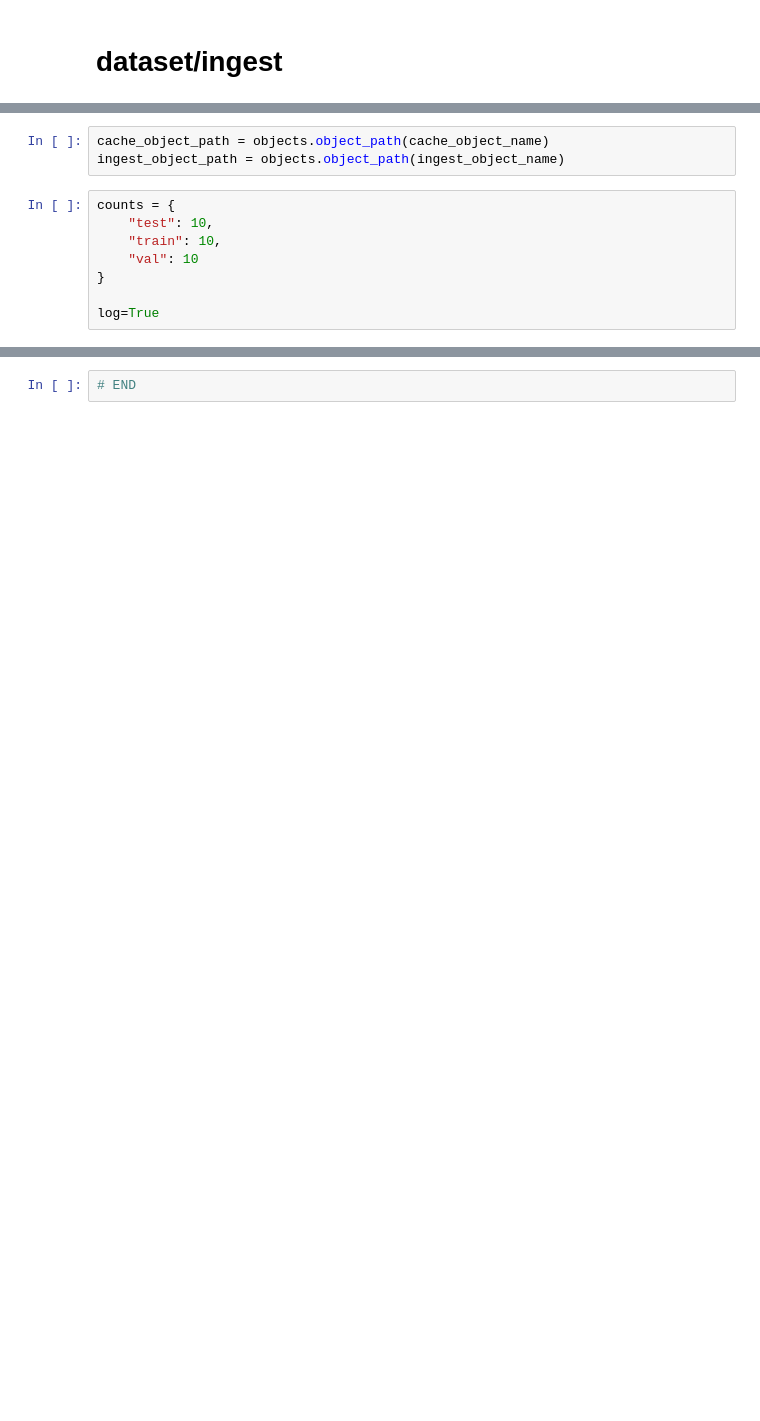
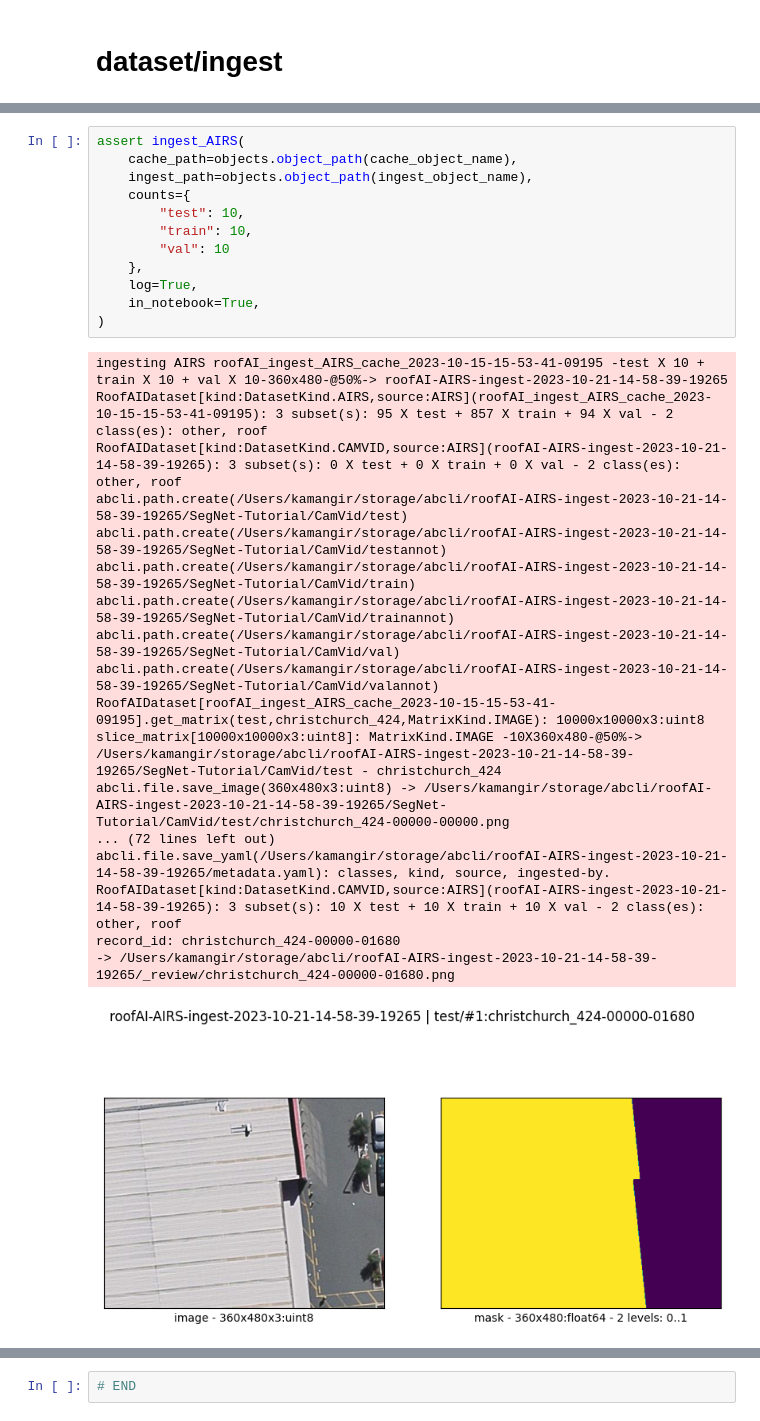
Before and after one commit to kamangir/roofAI, a Jupyter notebook: notebooks/dataset/ingest.ipynb, the cells around one changed output, grey strips where cells are left out. Saved outputs shown, nothing was run; the diff lists cells and outputs as text; blank space fills up the shorter version.

Commit message:
ingest AIRS - kamangir/bolt#420

```diff
--- a/notebooks/dataset/ingest.ipynb
+++ b/notebooks/dataset/ingest.ipynb
@@ -34,11 +24,31 @@ ingest_object_name=objects.unique_object("roofAI-AIRS-ingest")
-# %%
-cache_object_path = objects.object_path(cache_object_name)
-ingest_object_path = objects.object_path(ingest_object_name)
 # %%
-counts = {
-    "test": 10,
-    "train": 10,
-    "val": 10
-}
-
-log=True
+assert ingest_AIRS(
+    cache_path=objects.object_path(cache_object_name),
+    ingest_path=objects.object_path(ingest_object_name),
+    counts={
+        "test": 10,
+        "train": 10,
+        "val": 10
+    },
+    log=True,
+    in_notebook=True,
+)
+# %% [output]
+ingesting AIRS roofAI_ingest_AIRS_cache_2023-10-15-15-53-41-09195 -test X 10 + train X 10 + val X 10-360x480-@50%-> roofAI-AIRS-ingest-2023-10-21-14-58-39-19265
+RoofAIDataset[kind:DatasetKind.AIRS,source:AIRS](roofAI_ingest_AIRS_cache_2023-10-15-15-53-41-09195): 3 subset(s): 95 X test + 857 X train + 94 X val - 2 class(es): other, roof
+RoofAIDataset[kind:DatasetKind.CAMVID,source:AIRS](roofAI-AIRS-ingest-2023-10-21-14-58-39-19265): 3 subset(s): 0 X test + 0 X train + 0 X val - 2 class(es): other, roof
+abcli.path.create(/Users/kamangir/storage/abcli/roofAI-AIRS-ingest-2023-10-21-14-58-39-19265/SegNet-Tutorial/CamVid/test)
+abcli.path.create(/Users/kamangir/storage/abcli/roofAI-AIRS-ingest-2023-10-21-14-58-39-19265/SegNet-Tutorial/CamVid/testannot)
+abcli.path.create(/Users/kamangir/storage/abcli/roofAI-AIRS-ingest-2023-10-21-14-58-39-19265/SegNet-Tutorial/CamVid/train)
+abcli.path.create(/Users/kamangir/storage/abcli/roofAI-AIRS-ingest-2023-10-21-14-58-39-19265/SegNet-Tutorial/CamVid/trainannot)
+abcli.path.create(/Users/kamangir/storage/abcli/roofAI-AIRS-ingest-2023-10-21-14-58-39-19265/SegNet-Tutorial/CamVid/val)
+abcli.path.create(/Users/kamangir/storage/abcli/roofAI-AIRS-ingest-2023-10-21-14-58-39-19265/SegNet-Tutorial/CamVid/valannot)
+RoofAIDataset[roofAI_ingest_AIRS_cache_2023-10-15-15-53-41-09195].get_matrix(test,christchurch_424,MatrixKind.IMAGE): 10000x10000x3:uint8
+slice_matrix[10000x10000x3:uint8]: MatrixKind.IMAGE -10X360x480-@50%-> /Users/kamangir/storage/abcli/roofAI-AIRS-ingest-2023-10-21-14-58-39-19265/SegNet-Tutorial/CamVid/test - christchurch_424
+abcli.file.save_image(360x480x3:uint8) -> /Users/kamangir/storage/abcli/roofAI-AIRS-ingest-2023-10-21-14-58-39-19265/SegNet-Tutorial/CamVid/test/christchurch_424-00000-00000.png
+... (72 lines left out)
+abcli.file.save_yaml(/Users/kamangir/storage/abcli/roofAI-AIRS-ingest-2023-10-21-14-58-39-19265/metadata.yaml): classes, kind, source, ingested-by.
+RoofAIDataset[kind:DatasetKind.CAMVID,source:AIRS](roofAI-AIRS-ingest-2023-10-21-14-58-39-19265): 3 subset(s): 10 X test + 10 X train + 10 X val - 2 class(es): other, roof
+record_id: christchurch_424-00000-01680
+-> /Users/kamangir/storage/abcli/roofAI-AIRS-ingest-2023-10-21-14-58-39-19265/_review/christchurch_424-00000-01680.png
+[figure, added]
```
Also changed, not shown: parts of 10 cells of this notebook, 3 other files.
